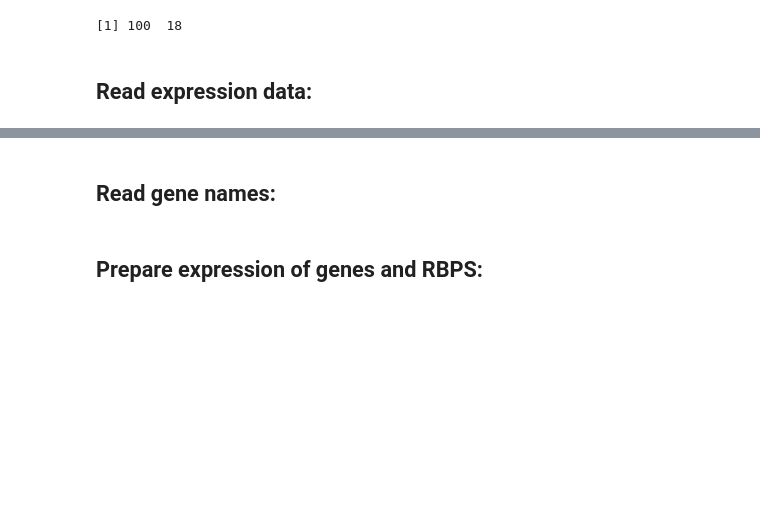
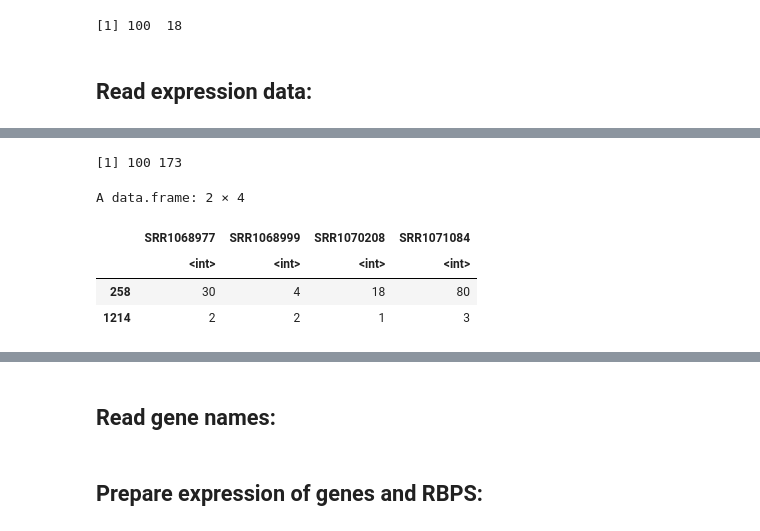
Before and after one commit to cgpu/sbas-nf, a Jupyter notebook: papermill-notebooks/bayesian-modelling-sex_as_events.ipynb, the cells around one changed output, grey strips where cells are left out. Drawn from its saved outputs; the diff is of its cells as text; code cells hidden in the pictures; blank space fills up the shorter version.

```diff
--- a/papermill-notebooks/bayesian-modelling-sex_as_events.ipynb
+++ b/papermill-notebooks/bayesian-modelling-sex_as_events.ipynb
@@ -357,9 +370,9 @@ A data.frame: 2 × 3
 | 1 | 1 | 0 | 0 |
 | 2 | 2 | 26 | 247 |
 # %%
-se.jc.sjc.counts  <- as.data.frame(data.table::fread(se.jc.sjc.counts.file.name))
-dim(se.jc.sjc.counts)
-se.jc.sjc.counts[1:2,1:3]
+jc.sjc.counts  <- as.data.frame(data.table::fread(jc.sjc.counts.file.name))
+dim(jc.sjc.counts)
+jc.sjc.counts[1:2,1:3]
 # %% [output]
 [1] 42611  8674
 A data.frame: 2 × 3
@@ -453,16 +466,16 @@ tissue
 [1] "breast_mammary_tissue"
 [1] "Breast - Mammary Tissue"
 # %%
-dim(se.jc.ijc.counts)
-se.jc.ijc.counts   <- se.jc.ijc.counts[,colnames(se.jc.ijc.counts) %in% meta.data$SRR]
-dim(se.jc.ijc.counts)
+dim(jc.ijc.counts)
+jc.ijc.counts   <- jc.ijc.counts[,colnames(jc.ijc.counts) %in% meta.data$SRR]
+dim(jc.ijc.counts)
 # %% [output]
 [1] 42611  8674
 [1] 42611   178
 # %%
-dim(se.jc.sjc.counts)
-se.jc.sjc.counts  <- se.jc.sjc.counts[,colnames(se.jc.sjc.counts) %in% meta.data$SRR]
-dim(se.jc.sjc.counts)
+dim(jc.sjc.counts)
+jc.sjc.counts  <- jc.sjc.counts[,colnames(jc.sjc.counts) %in% meta.data$SRR]
+dim(jc.sjc.counts)
 # %% [output]
 [1] 42611  8674
 [1] 42611   178
@@ -473,7 +486,7 @@ If there are more than 100 events that are significant, reduce this by ordering
 
 Then update the ijc and sjc matrices and the merged.table (annotations)
 # %%
-if (nrow(se.jc.sjc.counts) > 100 ) {
+if (nrow(jc.sjc.counts) > 100 ) {
     head(merged.table,2)
     dim(merged.table)
     order_by_adj.P.Val <- order(merged.table$adj.P.Val,decreasing=TRUE)
@@ -483,21 +496,21 @@ if (nrow(se.jc.sjc.counts) > 100 ) {
     keep_IDs <- keep_IDs[order(keep_IDs, decreasing=FALSE)]
     head(keep_IDs)
     # counts table will be identical in rows
-    counts.keep <- as.character(rownames(se.jc.sjc.counts)) %in% as.character(keep_IDs)
+    counts.keep <- as.character(rownames(jc.sjc.counts)) %in% as.character(keep_IDs)
     table(counts.keep)
     # not so sure about merged.table - so lets have a different logical key
     merged.keep <- as.character(merged.table$ID) %in% as.character(keep_IDs)
     table(merged.keep)
 
     # update the sjc counts
-    dim(se.jc.sjc.counts)
-    se.jc.sjc.counts  <- se.jc.sjc.counts[counts.keep,]
-    dim(se.jc.sjc.counts)
+    dim(jc.sjc.counts)
+    jc.sjc.counts  <- jc.sjc.counts[counts.keep,]
+    dim(jc.sjc.counts)
 
     # update the ijc counts
-    dim(se.jc.ijc.counts)
-    se.jc.ijc.counts   <- se.jc.ijc.counts[counts.keep,]
-    dim(se.jc.ijc.counts)
+    dim(jc.ijc.counts)
+    jc.ijc.counts   <- jc.ijc.counts[counts.keep,]
+    dim(jc.ijc.counts)
 
     # merged table
     dim(merged.table)
@@ -558,5 +606,12 @@ dim(meta.data)
 # %%
-se.jc.ijc.counts <- se.jc.ijc.counts[,colnames(se.jc.ijc.counts) %in% meta.data$SRR]
-dim(se.jc.ijc.counts)
-se.jc.ijc.counts[1:2,1:4]
+jc.ijc.counts <- jc.ijc.counts[,colnames(jc.ijc.counts) %in% meta.data$SRR]
+dim(jc.ijc.counts)
+jc.ijc.counts[1:2,1:4]
+# %% [output]
+[1] 100 173
+A data.frame: 2 × 4
+|  | SRR1068977 | SRR1068999 | SRR1070208 | SRR1071084 |
+|  | <int> | <int> | <int> | <int> |
+| 258 | 30 | 4 | 18 | 80 |
+| 1214 | 2 | 2 | 1 | 3 |
 # %%
```
Also changed, not shown: parts of 36 cells of this notebook.
